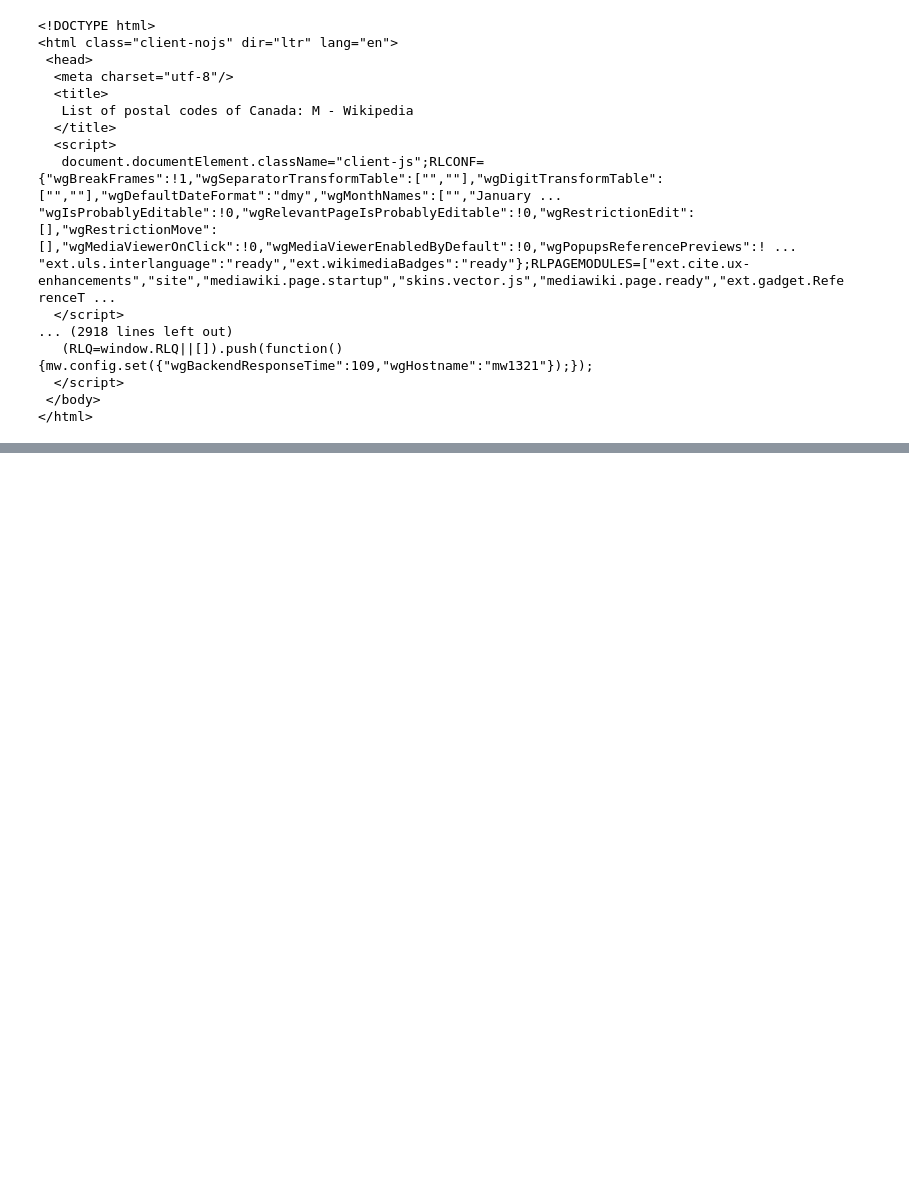
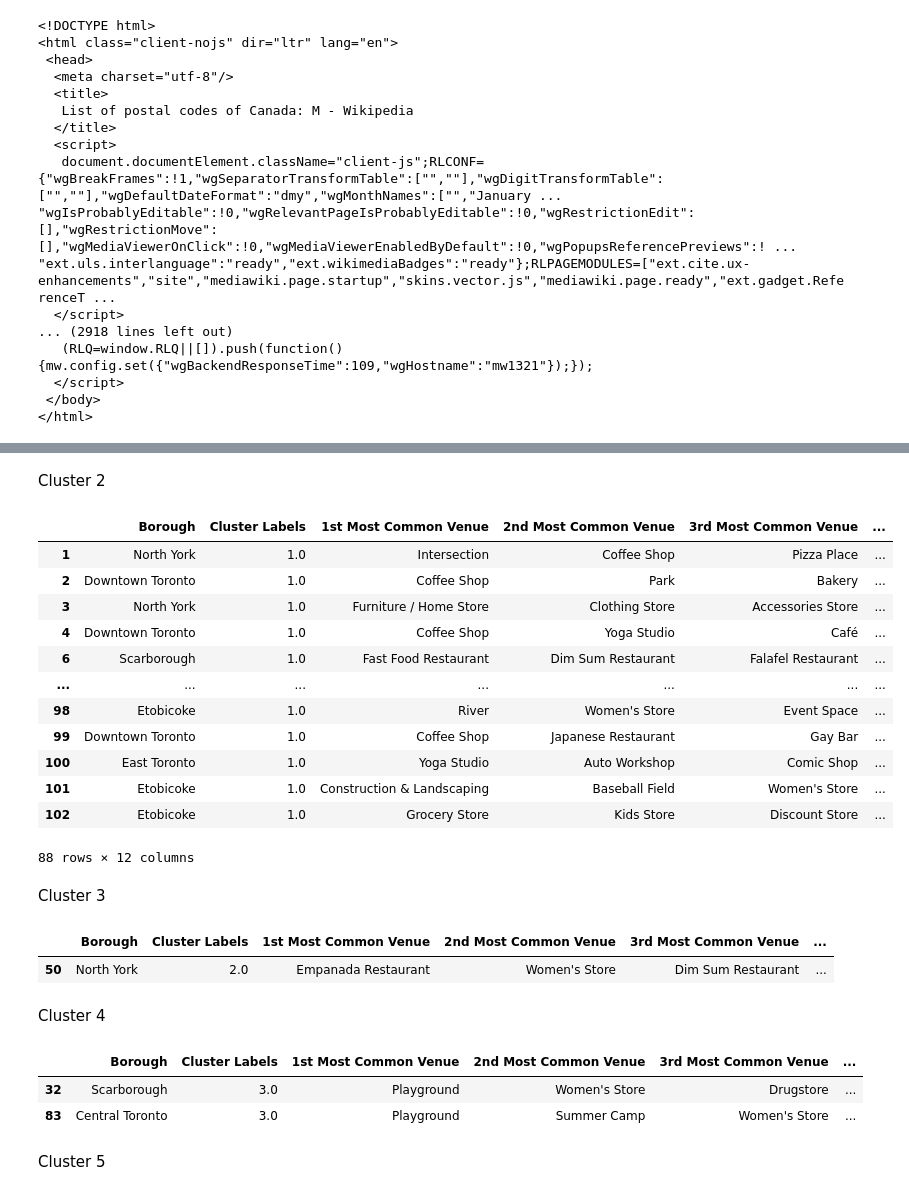
Before and after one commit to ramysbm/github-example, a Jupyter notebook: Toronto.ipynb, the cells around one changed output, grey strips where cells are left out. Cells and saved outputs as stored; diff of their text form; code cells hidden in the pictures; blank space fills up the shorter version.

```diff
--- a/Toronto.ipynb
+++ b/Toronto.ipynb
@@ -28,0 +400,6 @@ print(soup.prettify())
+# %%
+def return_most_common_venues(row, num_top_venues):
+    row_categories = row.iloc[1:]
+    row_categories_sorted = row_categories.sort_values(ascending=False)
+
+    return row_categories_sorted.index.values[0:num_top_venues]
@@ -28,0 +437,17 @@ print(soup.prettify())
+# %%
+# import k-means from clustering stage
+from sklearn.cluster import KMeans
+
+import folium # map rendering library
+
+
+# set number of clusters
+kclusters = 5
+
+toronto_grouped_clustering = toronto_grouped.drop('Neighborhood', 1)
+
+# run k-means clustering
+kmeans = KMeans(n_clusters=kclusters, random_state=0).fit(toronto_grouped_clustering)
+
+# check cluster labels generated for each row in the dataframe
+kmeans.labels_[0:10]
@@ -28,0 +456,10 @@ print(soup.prettify())
+# %%
+# add clustering labels
+neighborhoods_venues_sorted.insert(0, 'Cluster Labels', kmeans.labels_)
+
+toronto_merged = dftable_merged
+
+# merge toronto_grouped with toronto_data to add latitude/longitude for each neighborhood
+toronto_merged = toronto_merged.join(neighborhoods_venues_sorted.set_index('Neighborhood'), on='Neighborhood')
+
+toronto_merged.head() # check the last columns!
@@ -28,0 +486,35 @@ print(soup.prettify())
+# %% [markdown]
+Cluster 2
+# %%
+toronto_merged.loc[toronto_merged['Cluster Labels'] == 1, toronto_merged.columns[[1] + list(range(5, toronto_merged.shape[1]))]]
+# %% [output]
+|  | Borough | Cluster Labels | 1st Most Common Venue | 2nd Most Common Venue | 3rd Most Common Venue | ... |
+| 1 | North York | 1.0 | Intersection | Coffee Shop | Pizza Place | ... |
+| 2 | Downtown Toronto | 1.0 | Coffee Shop | Park | Bakery | ... |
+| 3 | North York | 1.0 | Furniture / Home Store | Clothing Store | Accessories Store | ... |
+| 4 | Downtown Toronto | 1.0 | Coffee Shop | Yoga Studio | Café | ... |
+| 6 | Scarborough | 1.0 | Fast Food Restaurant | Dim Sum Restaurant | Falafel Restaurant | ... |
+| ... | ... | ... | ... | ... | ... | ... |
+| 98 | Etobicoke | 1.0 | River | Women's Store | Event Space | ... |
+| 99 | Downtown Toronto | 1.0 | Coffee Shop | Japanese Restaurant | Gay Bar | ... |
+| 100 | East Toronto | 1.0 | Yoga Studio | Auto Workshop | Comic Shop | ... |
+| 101 | Etobicoke | 1.0 | Construction & Landscaping | Baseball Field | Women's Store | ... |
+| 102 | Etobicoke | 1.0 | Grocery Store | Kids Store | Discount Store | ... |
+88 rows × 12 columns
+# %% [markdown]
+Cluster 3
+# %%
+toronto_merged.loc[toronto_merged['Cluster Labels'] == 2, toronto_merged.columns[[1] + list(range(5, toronto_merged.shape[1]))]]
+# %% [output]
+|  | Borough | Cluster Labels | 1st Most Common Venue | 2nd Most Common Venue | 3rd Most Common Venue | ... |
+| 50 | North York | 2.0 | Empanada Restaurant | Women's Store | Dim Sum Restaurant | ... |
+# %% [markdown]
+Cluster 4
+# %%
+toronto_merged.loc[toronto_merged['Cluster Labels'] == 3, toronto_merged.columns[[1] + list(range(5, toronto_merged.shape[1]))]]
+# %% [output]
+|  | Borough | Cluster Labels | 1st Most Common Venue | 2nd Most Common Venue | 3rd Most Common Venue | ... |
+| 32 | Scarborough | 3.0 | Playground | Women's Store | Drugstore | ... |
+| 83 | Central Toronto | 3.0 | Playground | Summer Camp | Women's Store | ... |
+# %% [markdown]
+Cluster 5
```
Also changed, not shown: parts of 37 cells of this notebook.
